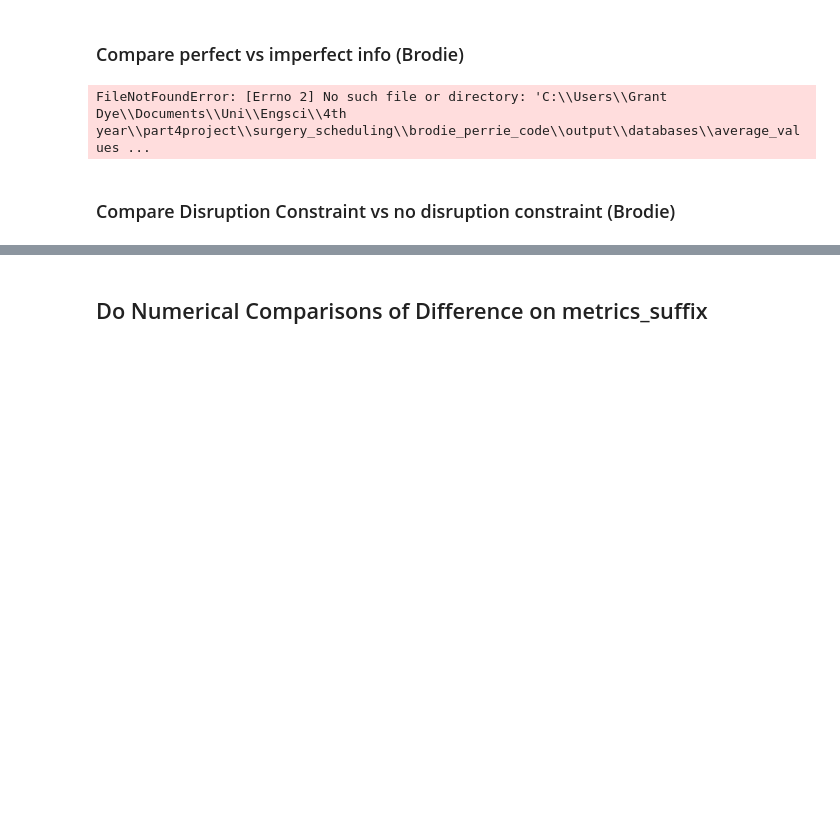
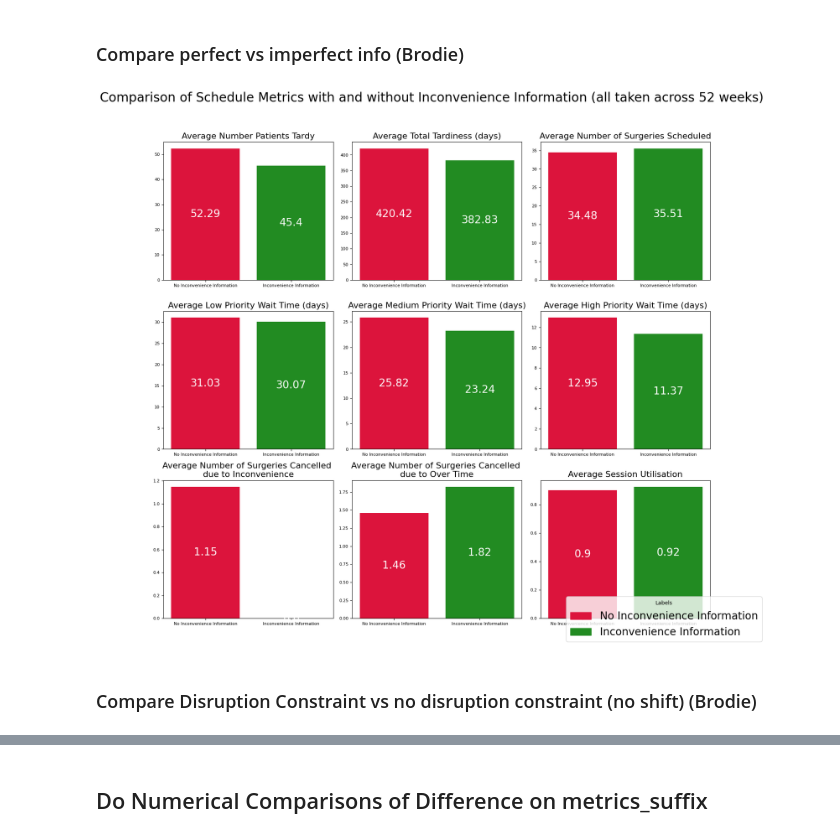
Before and after one commit to brodie11/surgery_scheduling, a Jupyter notebook: brodie_perrie_code/src/scripts/brodie_plotting.ipynb, the cells around one changed output, grey strips where cells are left out. Cells and saved outputs as stored; diff of their text form; code cells hidden in the pictures; blank space fills up the shorter version.

```diff
--- a/brodie_perrie_code/src/scripts/brodie_plotting.ipynb
+++ b/brodie_perrie_code/src/scripts/brodie_plotting.ipynb
@@ -71,32 +105,32 @@ def plot_average_values_comparison(avg_values, color_map, labels, categories, ti
 # %%
 # Brodie's path path
 repo_path = Path("C:/Users/Grant Dye/Documents/Uni/Engsci/4th year/part4project/surgery_scheduling/brodie_perrie_code")
 OUTPUT_DIR = os.path.abspath(os.path.join(repo_path,'output/databases'))
-csv_path = os.path.join(OUTPUT_DIR, "average_values_s_0_f_A_sd_2015-03-01_ed_2016-03-01_ipic_F_pi_T_idc_F_mdp_-1_mds_-1_ipc_F_pv_50_ioc_F_ao_30_dct_91_tl_20_og_05.csv")
+csv_path = os.path.join(OUTPUT_DIR, "average_values_s_0_f_A_sd_0301_ed_0301_ipic_T_idce_F_mdp_-1_mds_-1_ipc_F_pv_50_ioc_F_dct_91_tl_20_og_05.csv")
 
 #read in df
 avg_values_pi = pd.read_csv(csv_path)
 
 # Labels for the bars
 labels = ['No Inconvenience Information', 'Inconvenience Information']
 
 # Define colors for each label
 color_map = {
     'Inconvenience Information': '#228B22',
     'No Inconvenience Information': '#DC143C',
 }
 
 categories = [
         'number of patients tardy', 'total tardiness', 'total surgeries completed',
         'average wait time (priority < 0.33)', 'average wait_time (0.33 < priority < 0.66)',
         'average wait time 0.66 < priority', 'total cancelled inconvenient','total cancelled overtime',
         'average utilisation',
     ]
 
 title = "Comparison of Schedule Metrics with and without Inconvenience Information (all taken across 52 weeks)"
 
 plot_average_values_comparison(avg_values=avg_values_pi, labels=labels, color_map=color_map, categories=categories, title=title)
 # %% [output]
-FileNotFoundError: [Errno 2] No such file or directory: 'C:\\Users\\Grant Dye\\Documents\\Uni\\Engsci\\4th year\\part4project\\surgery_scheduling\\brodie_perrie_code\\output\\databases\\average_values ...
+[figure, added]
 # %% [markdown]
-### Compare Disruption Constraint vs no disruption constraint (Brodie)
+### Compare Disruption Constraint vs no disruption constraint (no shift) (Brodie)
```
Also changed, not shown: parts of 10 cells of this notebook, 5 other files.
